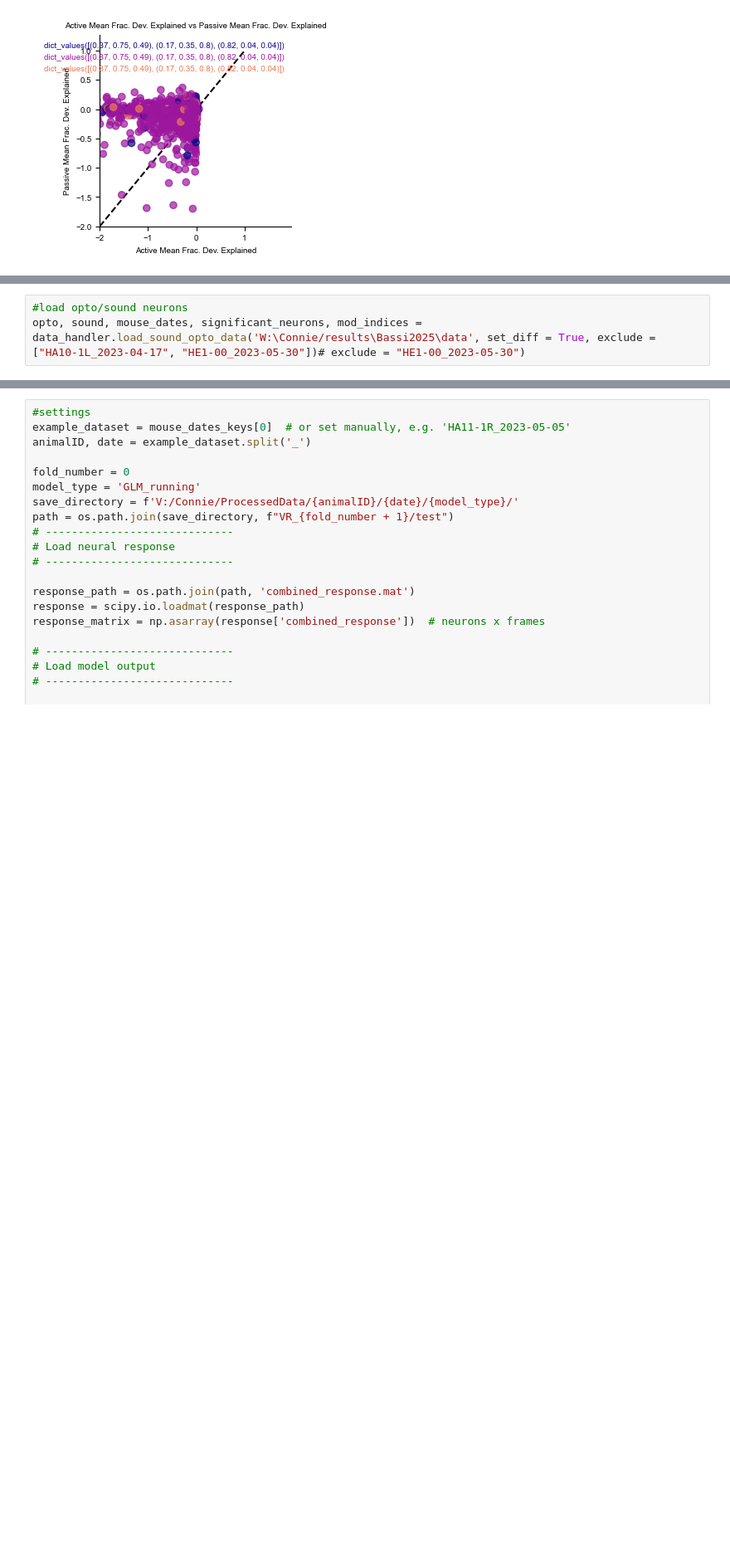
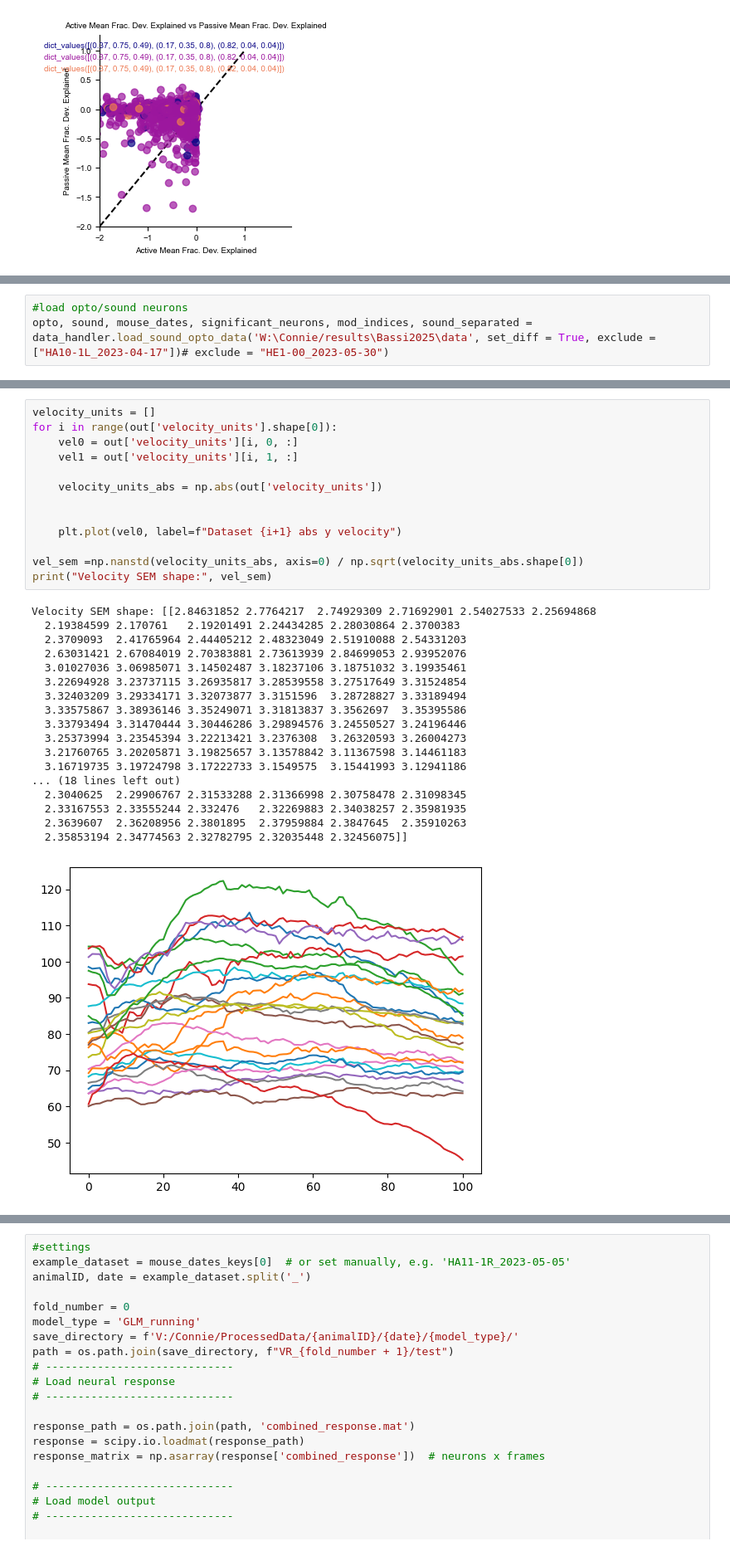
Before and after one commit to constanzabassi/GLM-analysis, a Jupyter notebook: notebooks/run_glm_encoding_analysis_running_models.ipynb, the cells around one changed output, grey strips where cells are left out. Shown at 83% size. Drawn from its saved outputs; the diff is of its cells as text; blank space fills up the shorter version.

```diff
--- a/notebooks/run_glm_encoding_analysis_running_models.ipynb
+++ b/notebooks/run_glm_encoding_analysis_running_models.ipynb
@@ -497,4 +402,4 @@ opto, sound, mouse_dates, significant_neurons, mod_indices,sound_separated = loa
 # %%
 #load opto/sound neurons
-opto, sound, mouse_dates, significant_neurons, mod_indices = data_handler.load_sound_opto_data('W:\Connie/results\Bassi2025\data', set_diff = True, exclude = ["HA10-1L_2023-04-17", "HE1-00_2023-05-30"])# exclude = "HE1-00_2023-05-30")
+opto, sound, mouse_dates, significant_neurons, mod_indices, sound_separated = data_handler.load_sound_opto_data('W:\Connie/results\Bassi2025\data', set_diff = True, exclude = ["HA10-1L_2023-04-17"])# exclude = "HE1-00_2023-05-30")
 # %% [output]
@@ -682,3 +843,35 @@ scatter_dev_active_passive_sound_sig(
+# %%
+velocity_units = []
+for i in range(out['velocity_units'].shape[0]):
+    vel0 = out['velocity_units'][i, 0, :]
+    vel1 = out['velocity_units'][i, 1, :]
+
+    velocity_units_abs = np.abs(out['velocity_units'])
+
+
+    plt.plot(vel0, label=f"Dataset {i+1} abs y velocity")
+
+vel_sem =np.nanstd(velocity_units_abs, axis=0) / np.sqrt(velocity_units_abs.shape[0])
+print("Velocity SEM shape:", vel_sem)
+# %% [output]
+Velocity SEM shape: [[2.84631852 2.7764217  2.74929309 2.71692901 2.54027533 2.25694868
+  2.19384599 2.170761   2.19201491 2.24434285 2.28030864 2.3700383
+  2.3709093  2.41765964 2.44405212 2.48323049 2.51910088 2.54331203
+  2.63031421 2.67084019 2.70383881 2.73613939 2.84699053 2.93952076
+  3.01027036 3.06985071 3.14502487 3.18237106 3.18751032 3.19935461
+  3.22694928 3.23737115 3.26935817 3.28539558 3.27517649 3.31524854
+  3.32403209 3.29334171 3.32073877 3.3151596  3.28728827 3.33189494
+  3.33575867 3.38936146 3.35249071 3.31813837 3.3562697  3.35395586
+  3.33793494 3.31470444 3.30446286 3.29894576 3.24550527 3.24196446
+  3.25373994 3.23545394 3.22213421 3.2376308  3.26320593 3.26004273
+  3.21760765 3.20205871 3.19825657 3.13578842 3.11367598 3.14461183
+  3.16719735 3.19724798 3.17222733 3.1549575  3.15441993 3.12941186
+... (18 lines left out)
+  2.3040625  2.29906767 2.31533288 2.31366998 2.30758478 2.31098345
+  2.33167553 2.33555244 2.332476   2.32269883 2.34038257 2.35981935
+  2.3639607  2.36208956 2.3801895  2.37959884 2.3847645  2.35910263
+  2.35853194 2.34774563 2.32782795 2.32035448 2.32456075]]
+[figure, added]
 # %%
 #LOAD RUNNING PREDICTORS AND RESPONSE FOR EXAMPLE DATASET
 ### settings
```
Also changed, not shown: parts of 12 cells of this notebook, 4 other files.
